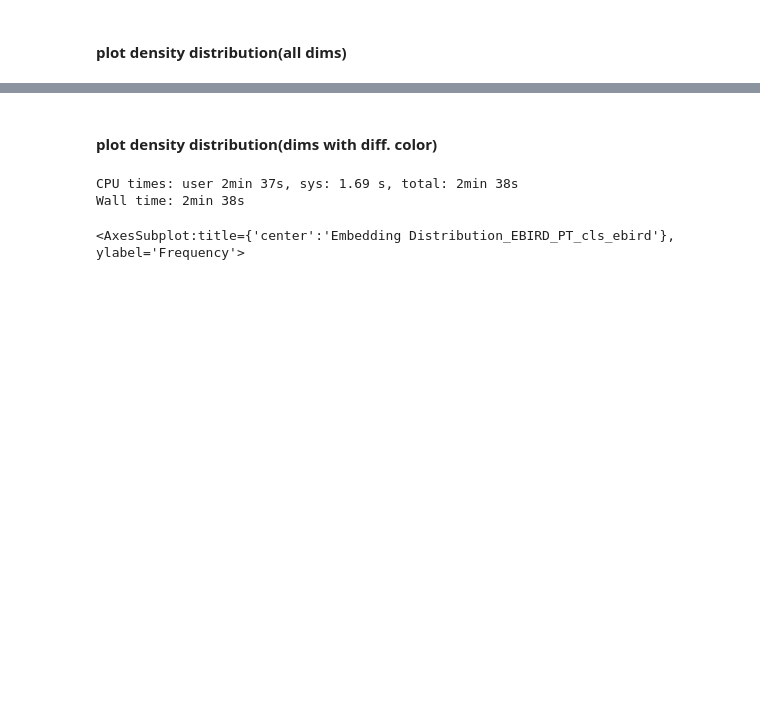
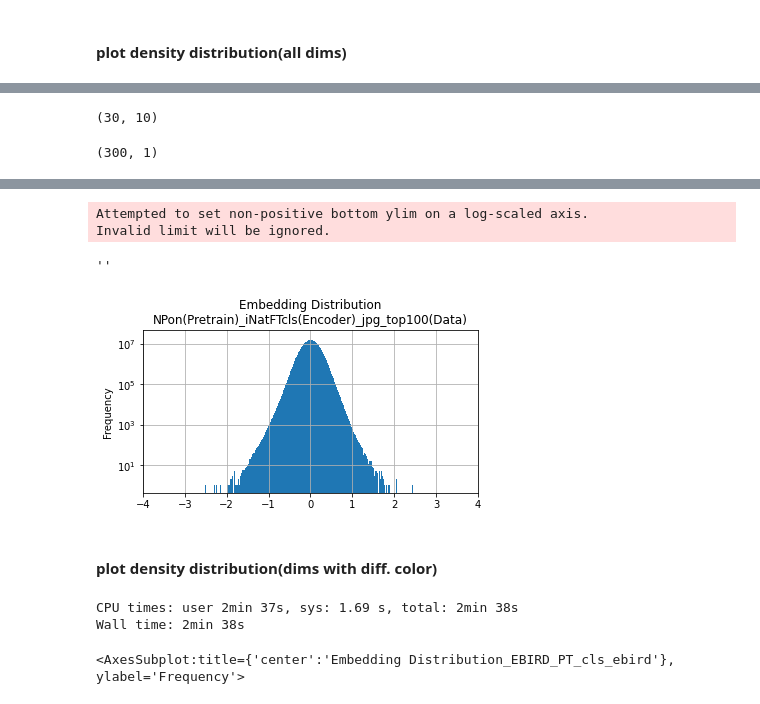
Before and after one commit to YunghuiHsu/ebird_project, a Jupyter notebook: mae/visual_mae.ipynb, the cells around one changed output, grey strips where cells are left out. Saved outputs shown, nothing was run; the diff lists cells and outputs as text; code cells hidden in the pictures; blank space fills up the shorter version.

```diff
--- a/mae/visual_mae.ipynb
+++ b/mae/visual_mae.ipynb
@@ -265,0 +315,22 @@ Wall time: 1.65 s
+# %%
+embeddings_test = np.random.randn(30,10)
+print(embeddings_test.shape)
+embeddings_test.reshape(-1,1).shape
+# %% [output]
+(30, 10)
+(300, 1)
+# %%
+%%time
+figsize = (6,3)
+xlim=(-4,4)
+ylim=(0, 5e7)
+
+fig, ax = plt.subplots(figsize = figsize )
+ax.hist(embeddings.reshape(-1,1), bins=500)
+title = f'Embedding Distribution\n{model_data_version}'
+
+ax.grid(True)
+ax.set_yscale('log')
+ax.set(title=title,  ylabel='Frequency',  xlim=xlim, ylim=ylim)
+;
+# %% [output]
@@ -266,3 +339,7 @@ Wall time: 1.65 s
+Attempted to set non-positive bottom ylim on a log-scaled axis.
+Invalid limit will be ignored.
+''
+[figure, added]
 # %% [markdown]
 #### plot density distribution(dims with diff. color)
 # %%
```
Also changed, not shown: parts of 162 cells of this notebook.
